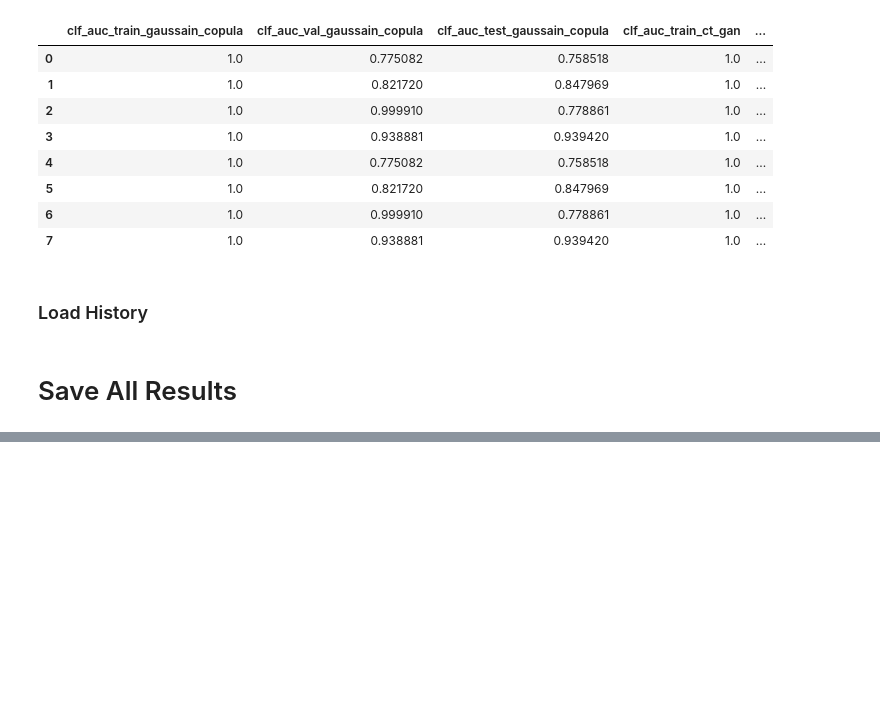
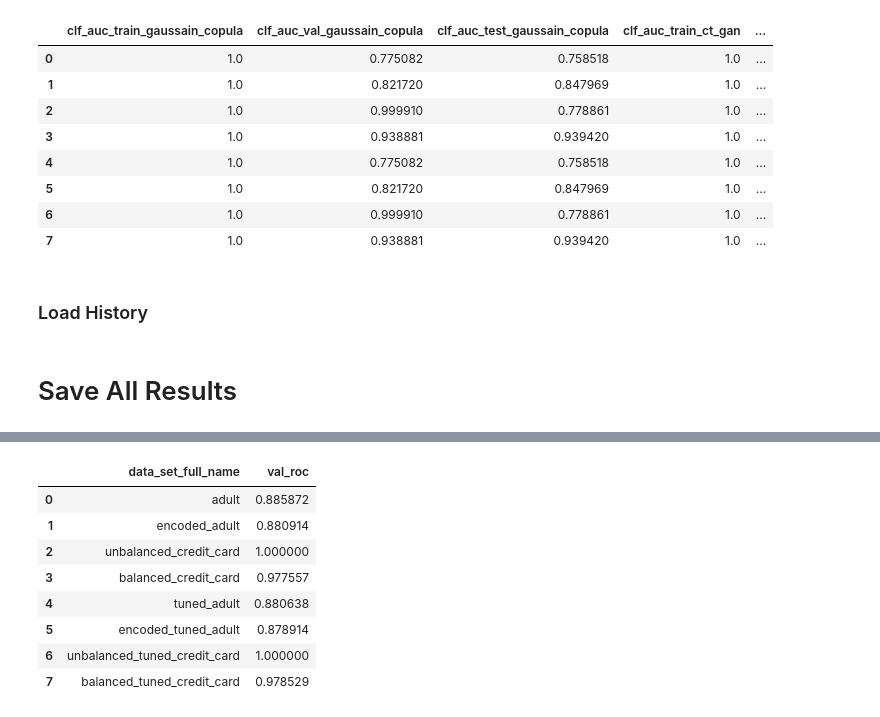
Before and after one commit to shinnasa/SC-GOAT, a Jupyter notebook: code/CollectResults.ipynb, the cells around one changed output, grey strips where cells are left out. Saved outputs shown, nothing was run; the diff lists cells and outputs as text; code cells hidden in the pictures; blank space fills up the shorter version.

```diff
--- a/code/CollectResults.ipynb
+++ b/code/CollectResults.ipynb
@@ -972,0 +1025,13 @@ df_all_results_individual_models_performance.to_csv('../data/df_all_results_indi
+# %%
+columns_needed = ['data_set_full_name', 'val_roc']
+df_all_results_best_params[columns_needed]
+# %% [output]
+|  | data_set_full_name | val_roc |
+| 0 | adult | 0.885872 |
+| 1 | encoded_adult | 0.880914 |
+| 2 | unbalanced_credit_card | 1.000000 |
+| 3 | balanced_credit_card | 0.977557 |
+| 4 | tuned_adult | 0.880638 |
+| 5 | encoded_tuned_adult | 0.878914 |
+| 6 | unbalanced_tuned_credit_card | 1.000000 |
+| 7 | balanced_tuned_credit_card | 0.978529 |
```
Also changed, not shown: parts of 52 cells of this notebook.
